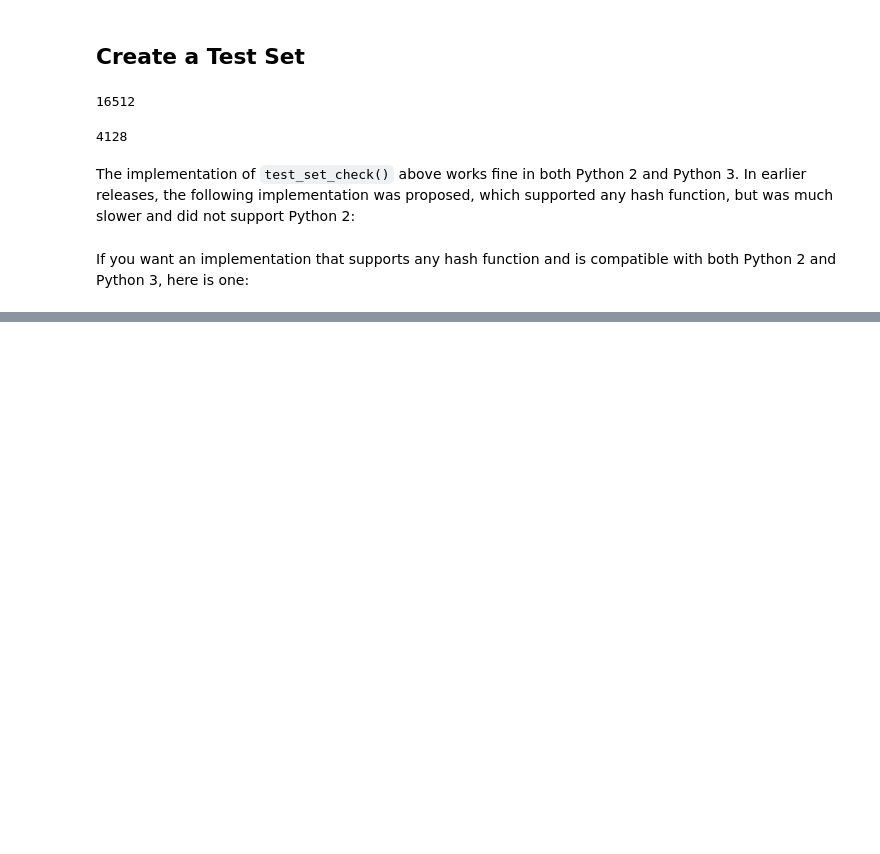
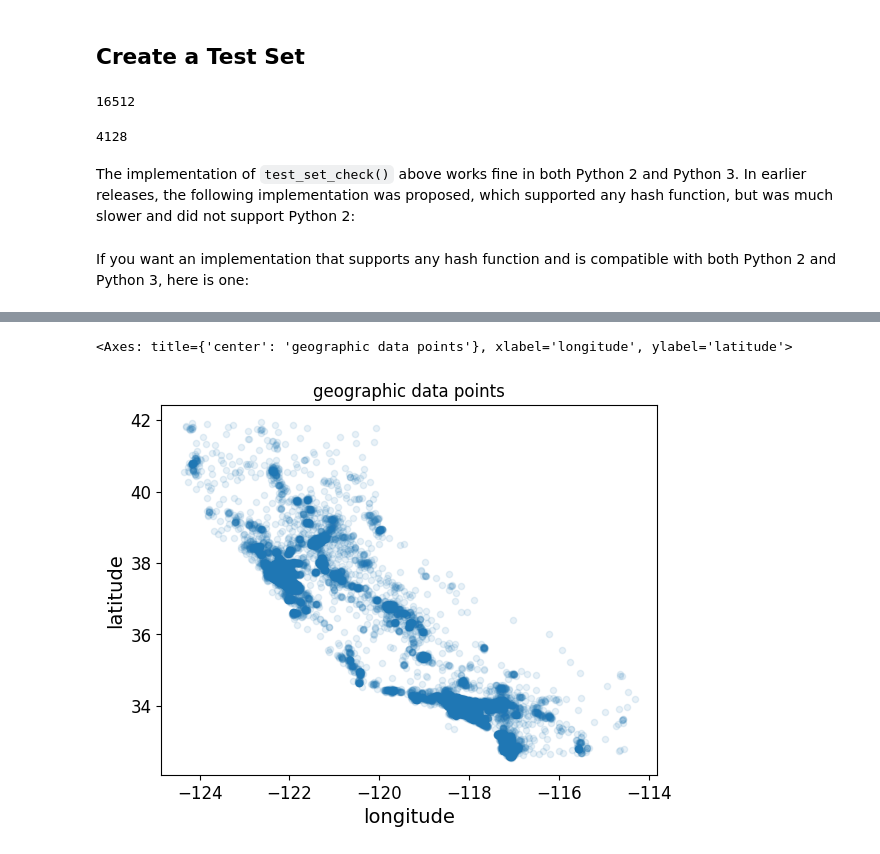
Before and after one commit to rahulvikram/ml-book, a Jupyter notebook: 02_end_to_end_machine_learning_project.ipynb, the cells around one changed output, grey strips where cells are left out. Drawn from its saved outputs; the diff is of its cells as text; code cells hidden in the pictures; blank space fills up the shorter version.

```diff
--- a/02_end_to_end_machine_learning_project.ipynb
+++ b/02_end_to_end_machine_learning_project.ipynb
@@ -207,0 +211,10 @@ from sklearn.model_selection import train_test
+# %%
+# define our own income categories using a stratified sampling method
+"""
+The following code creates an income category
+attribute by dividing the median income by 1.5 (to limit the number of income cate‐
+gories), and rounding up using ceil (to have discrete categories), and then merging
+all the categories greater than 5 into category 5:
+"""
+housing["income_cat"] = np.ceil(housing["median_income"] / 1.5) # divide everything by 1.5
+housing["income_cat"].where(housing["income_cat"] < 5, 5.0, inplace=True) # all vals > 5 will count as 5, since these are extremely rare and do not qualify to have their own strata
@@ -207,0 +228,6 @@ from sklearn.model_selection import train_test
+# %%
+from sklearn.model_selection import StratifiedShuffleSplit
+splits = StratifiedShuffleSplit(n_splits=1, test_size=0.2, random_state=42)
+for train_index, test_index in splits.split(housing, housing["income_cat"]):
+    strat_train_set = housing.loc[train_index]
+    strat_test_set = housing.loc[test_index]
@@ -207,0 +237,8 @@ from sklearn.model_selection import train_test
+# %%
+# copy of training set so we can play around with it
+housing = strat_train_set.copy();
+# %%
+housing.plot(kind="scatter", x="longitude", y="latitude", title="geographic data points", alpha=0.1)
+# %% [output]
+<Axes: title={'center': 'geographic data points'}, xlabel='longitude', ylabel='latitude'>
+[figure, added]
```
Also changed, not shown: parts of 14 cells of this notebook, 6 other files.
